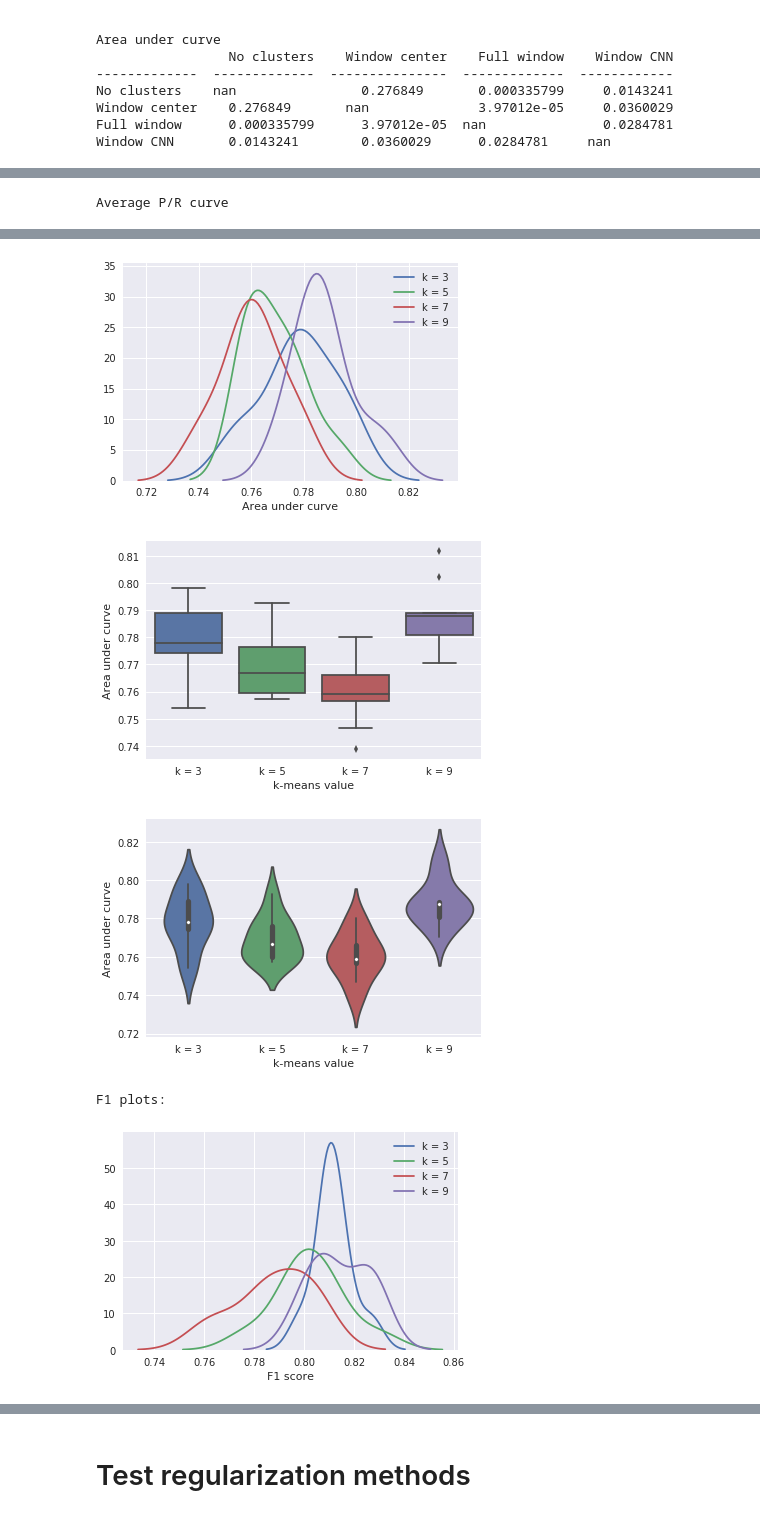
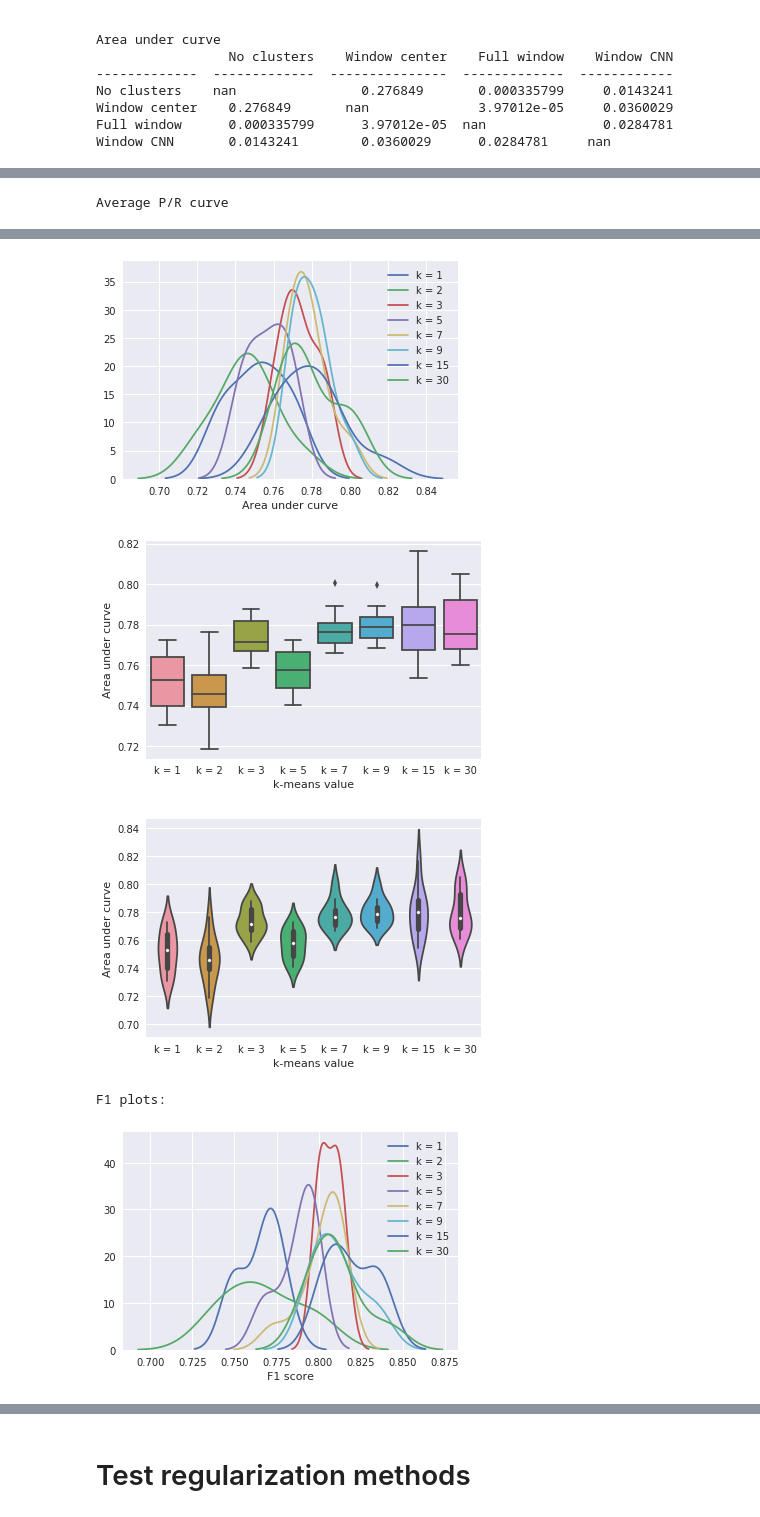
Before and after one commit to maarten990/masterthesis, a Jupyter notebook: experiments.ipynb, the cells around one changed output, grey strips where cells are left out. Cells and saved outputs as stored; diff of their text form; code cells hidden in the pictures.

Commit message:
add k-means experiments

```diff
--- a/experiments.ipynb
+++ b/experiments.ipynb
@@ -139,7 +139,7 @@ Full window      0.000335799      3.97012e-05  nan               0.0284781
 Window CNN       0.0143241        0.0360029      0.0284781     nan
 # %%
 size_data = []
-for n in [3, 5, 7, 9]:
+for n in [1, 2, 3, 5, 7, 9, 15, 30]:
     num_clusters = n
     window_size = 11
     window_label = 6
@@ -170,4 +167,5 @@ Retrieved 695 positive samples, 33907 negative samples.
 # %%
-evaluate.analyze(dict(zip(['k = 3', 'k = 5', 'k = 7', 'k = 9'], size_data)), 'k-means value')
+evaluate.analyze(dict(zip(['k = 1', 'k = 2', 'k = 3', 'k = 5', 'k = 7', 'k = 9', 'k = 15', 'k = 30'], size_data)),
+                 'k-means value', '../report/figures/results/kmeans')
 # %% [output]
 Average convergence speed
@@ -184,7 +186,7 @@ k = 9             0.814365   0.0110522     0.787805  0.0111903
 
 AP plots:
-[figure, old version]
+[figure, new version]
-[figure, old version]
+[figure, new version]
-[figure, old version]
+[figure, new version]
 F1 plots:
-[figure, old version]
+[figure, new version]
```
Also changed, not shown: parts of 2 cells of this notebook, 13 other files.
